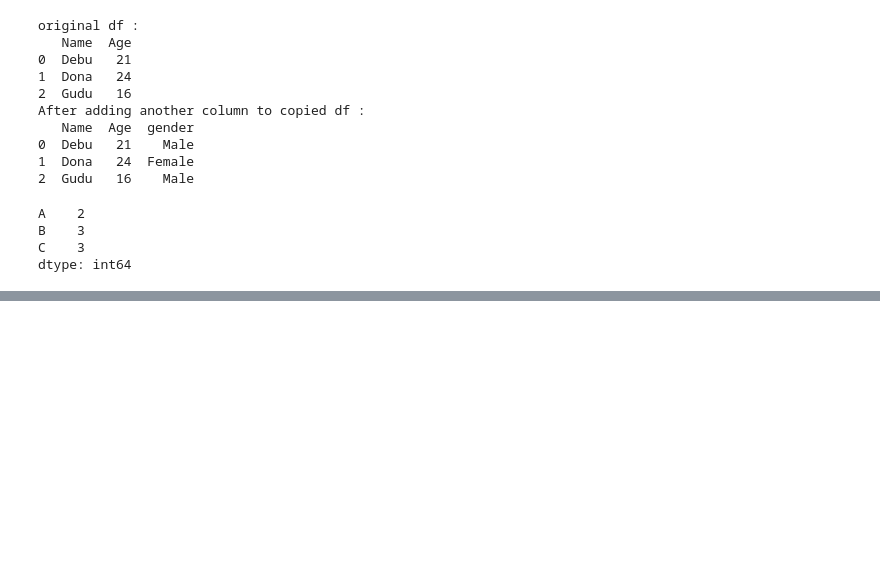
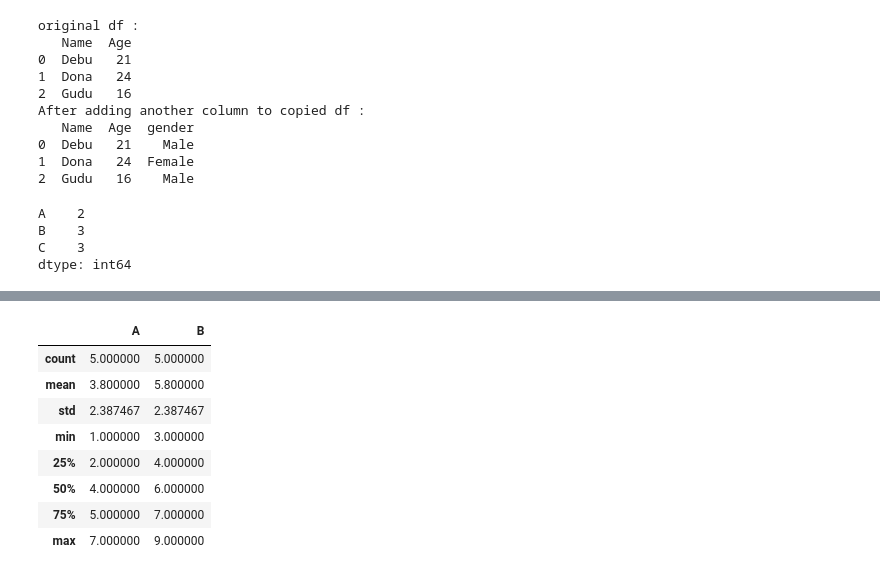
Before and after one commit to debasishnayak12/dailly-code--activitty, a Jupyter notebook: pandas_practice.ipynb, the cells around one changed output, grey strips where cells are left out. Cells and saved outputs as stored; diff of their text form; code cells hidden in the pictures; blank space fills up the shorter version.

```diff
--- a/pandas_practice.ipynb
+++ b/pandas_practice.ipynb
@@ -295,0 +391,17 @@ dtype: int64
+# %%
+#Using df.describe
+data={'A':[1,2,5,7,4],
+     'B':[4,7,9,3,6],
+    }
+df=pd.DataFrame(data)
+df.describe()
+# %% [output]
+|  | A | B |
+| count | 5.000000 | 5.000000 |
+| mean | 3.800000 | 5.800000 |
+| std | 2.387467 | 2.387467 |
+| min | 1.000000 | 3.000000 |
+| 25% | 2.000000 | 4.000000 |
+| 50% | 4.000000 | 6.000000 |
+| 75% | 5.000000 | 7.000000 |
+| max | 7.000000 | 9.000000 |
```
Also changed, not shown: parts of 19 cells of this notebook.
